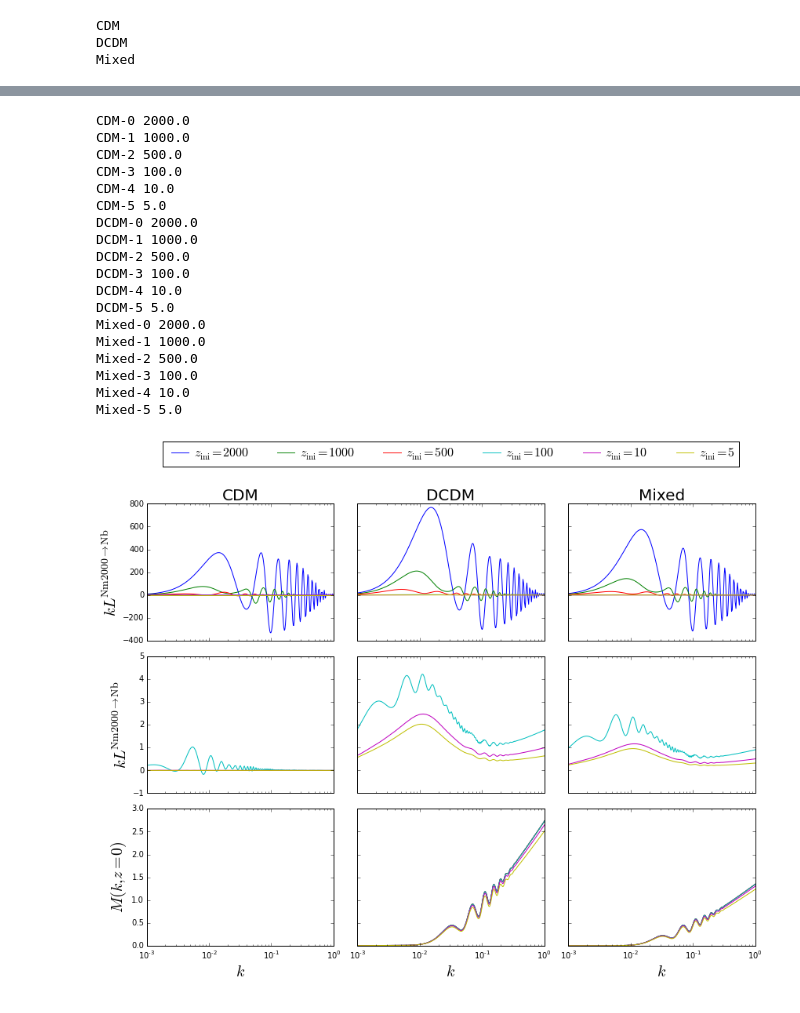
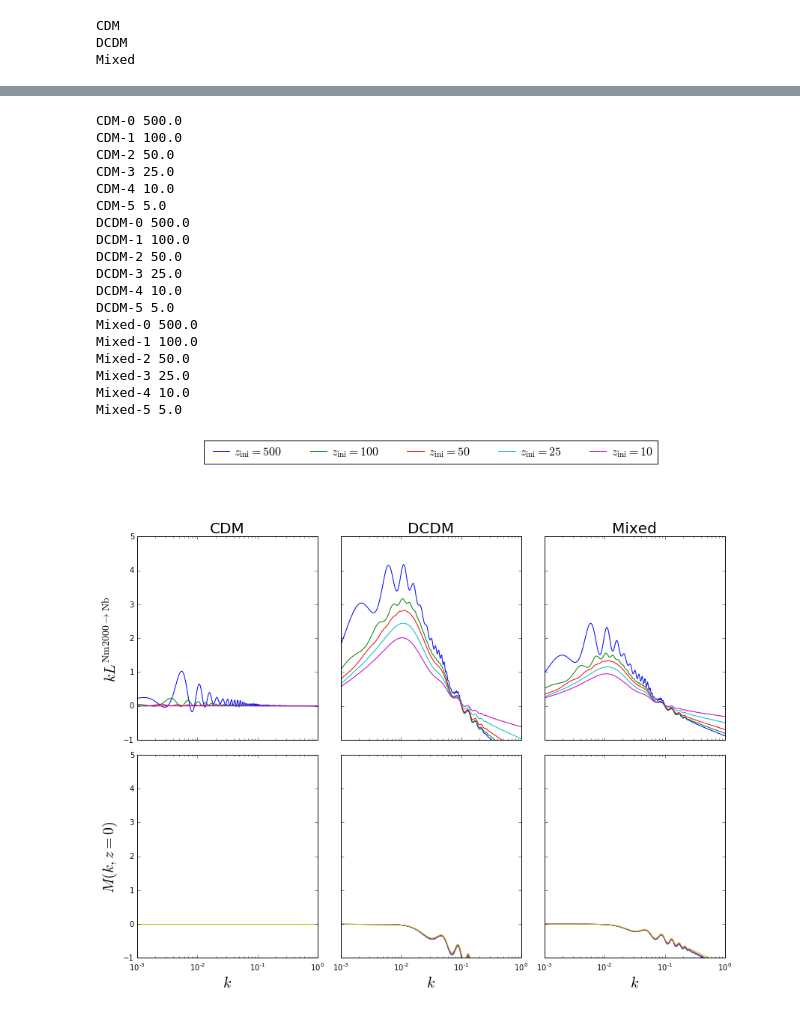
Before and after one commit to ThomasTram/CLASSmods, a Jupyter notebook: NewBackscalingPlots.ipynb, the cells around one changed output, grey strips where cells are left out. Drawn from its saved outputs; the diff is of its cells as text; code cells hidden in the pictures.

```diff
--- a/NewBackscalingPlots.ipynb
+++ b/NewBackscalingPlots.ipynb
@@ -13,7 +13,7 @@ Gamma_dcdm = 6.
 #z_pk = [200.0,100.0,75.0,50.0,10.0,5.0,0.0]
 z_pk = [100.0,10.0,5.0,3.0,1.0,0.5,0.0]
 k_out = [0.00001,0.0001, 0.001, 0.01,.1]
-z_init = 2000.
+z_init = 100.
 cosmo = {}
 for M in models:
     print M
@@ -145,7 +189,9 @@ f.savefig('H_T_decaying.pdf',bbox_extra_artists=(lgd,), bbox_inches='tight')
 # %%
+#these time evolution plots can be cool if devided by D+!
+
 kvec = np.logspace(-5,1,300)
 yls = {'CDM':[-1,3],'DCDM':[-4000,1e4],'Mixed':[-30,200]}
-f, axes = plt.subplots(1,3,sharex=True,sharey='row',figsize=(12,3))
+f, axes = plt.subplots(2,3,sharex=True,sharey='row',figsize=(12,6))
 for j, M in enumerate(models):
 
     for idx, z in enumerate(z_pk):
@@ -153,18 +199,18 @@ for j, M in enumerate(models):
         k = tr['k (h/Mpc)']*cosmo[M].h()
         L = tr['L']
         massfunction = tr['L_prime']
-        axes[j].semilogx(k,k*L)
-#        axes[1,j].semilogx(k,massfunction)
+        axes[0,j].semilogx(k,k*L/pt['CHT_grow'])
+        axes[1,j].semilogx(k,massfunction/pt['CHT_grow'])
 #    axes[0,j].set_ylim(yls[M])
 #    axes[1,j].set_ylim([0,4])
 
-axes[0].set_ylabel(r'$kL^{\mathrm{Nm2000}\rightarrow \mathrm{Nb}}$',fontsize=20)
+axes[0,0].set_ylabel(r'$kL^{\mathrm{Nm2000}\rightarrow \mathrm{Nb}}$',fontsize=20)
 #axes[1,0].set_ylabel(r'$M(k,z=0)$',fontsize=16)
 for j in range(3):
-    axes[j].set_title(models[j],fontsize=20)
-    axes[j].set_xlabel(r'$k$',fontsize=20)
-    axes[j].set_xlim([1e-3,1])
-lgd = axes[1].legend(['$z = '+"{:g}".format(zz)+r'$' for zz in z_pk],
+    axes[0,j].set_title(models[j],fontsize=20)
+    axes[0,j].set_xlabel(r'$k$',fontsize=20)
+    axes[0,j].set_xlim([1e-3,1])
+lgd = axes[0,1].legend(['$z = '+"{:g}".format(zz)+r'$' for zz in z_pk],
                  fontsize=16,loc='upper center',ncol=len(z_pk),
                 bbox_to_anchor=(0.5, 1.5), handletextpad=0.1)
 f.tight_layout()
@@ -293,7 +339,7 @@ Gamma_dcdm = 6.
 #z_pk = [200.0,100.0,75.0,50.0,10.0,5.0,0.0]
 z_pk = [100.0,10.0,5.0,3.0,1.0,0.5,0.0]
 k_out = [0.00001,0.0001, 0.001, 0.01,.1]
-z_init_vec = [2000.,1000.,500.,100.0,10.0,5.0]
+z_init_vec = [500.,100.,50.,25.0,10.0,5.0]
 cosmo2 = {}
 allmodels = [M+'-'+"{:d}".format(nn) for M in models for nn in range(len(z_init_vec))]
 for M in allmodels:
@@ -337,55 +383,53 @@ for M in allmodels:
 #        print key,' = ',val
     cosmo2[M].compute()
 # %% [output]
-CDM-0 2000.0
-CDM-1 1000.0
-CDM-2 500.0
-CDM-3 100.0
+CDM-0 500.0
+CDM-1 100.0
+CDM-2 50.0
+CDM-3 25.0
 CDM-4 10.0
 CDM-5 5.0
-DCDM-0 2000.0
-DCDM-1 1000.0
-DCDM-2 500.0
-DCDM-3 100.0
+DCDM-0 500.0
+DCDM-1 100.0
+DCDM-2 50.0
+DCDM-3 25.0
 DCDM-4 10.0
 DCDM-5 5.0
-Mixed-0 2000.0
-Mixed-1 1000.0
-Mixed-2 500.0
-Mixed-3 100.0
+Mixed-0 500.0
+Mixed-1 100.0
+Mixed-2 50.0
+Mixed-3 25.0
 Mixed-4 10.0
 Mixed-5 5.0
 # %%
 kvec = np.logspace(-5,1,300)
 yls = {'CDM':[-1,3],'DCDM':[-4000,1e4],'Mixed':[-30,200]}
-f, axes = plt.subplots(3,3,sharex=True,sharey='row',figsize=(12,9))
+f, axes = plt.subplots(2,3,sharex=True,sharey='row',figsize=(12,9))
 for j,M in enumerate(models):
     for idx, z in enumerate(z_init_vec):
         mod = M+'-'+str(idx)
         tr = cosmo2[mod].get_transfer(0.)
         k = tr['k (h/Mpc)']*cosmo2[mod].h()
         L = tr['L']
         massfunction = tr['L_prime']
-        p = axes[0,j].semilogx(k,k*L)
         if z<400:
-            colour = p[0].get_color()
-            axes[-2,j].semilogx(k,k*L,color=colour)
+            p = axes[0,j].semilogx(k,k*L)
         axes[-1,j].semilogx(k,massfunction)
-#    axes[0,j].set_ylim(yls[M])
-#    axes[1,j].set_ylim([0,4])
+    axes[0,j].set_ylim([-1,5])
+    axes[-1,j].set_ylim([-1,5])
 
 for j in range(2):
     axes[j,0].set_ylabel(r'$kL^{\mathrm{Nm2000}\rightarrow \mathrm{Nb}}$',fontsize=20)
 axes[-1,0].set_ylabel(r'$M(k,z=0)$',fontsize=20)
     #axes[1,0].set_ylabel(r'$M(k,z=0)$',fontsize=16)
 for j in range(3):
     axes[0,j].set_title(models[j],fontsize=20)
     axes[-1,j].set_xlabel(r'$k$',fontsize=20)
     axes[-1,j].set_xlim([1e-3,1])
 lgd = axes[0,1].legend(['$z_\mathrm{ini} = '+"{:g}".format(zz)+r'$' for zz in z_init_vec],
                  fontsize=16,loc='upper center',ncol=len(z_pk),
                 bbox_to_anchor=(0.5, 1.5), handletextpad=0.1)
 f.tight_layout()
 f.savefig('L_and_M_decaying4.pdf',bbox_extra_artists=(lgd,), bbox_inches='tight')
 # %% [output]
-[figure, old version]
+[figure, new version]
```
Also changed, not shown: parts of 6 cells of this notebook, 3 other files.
